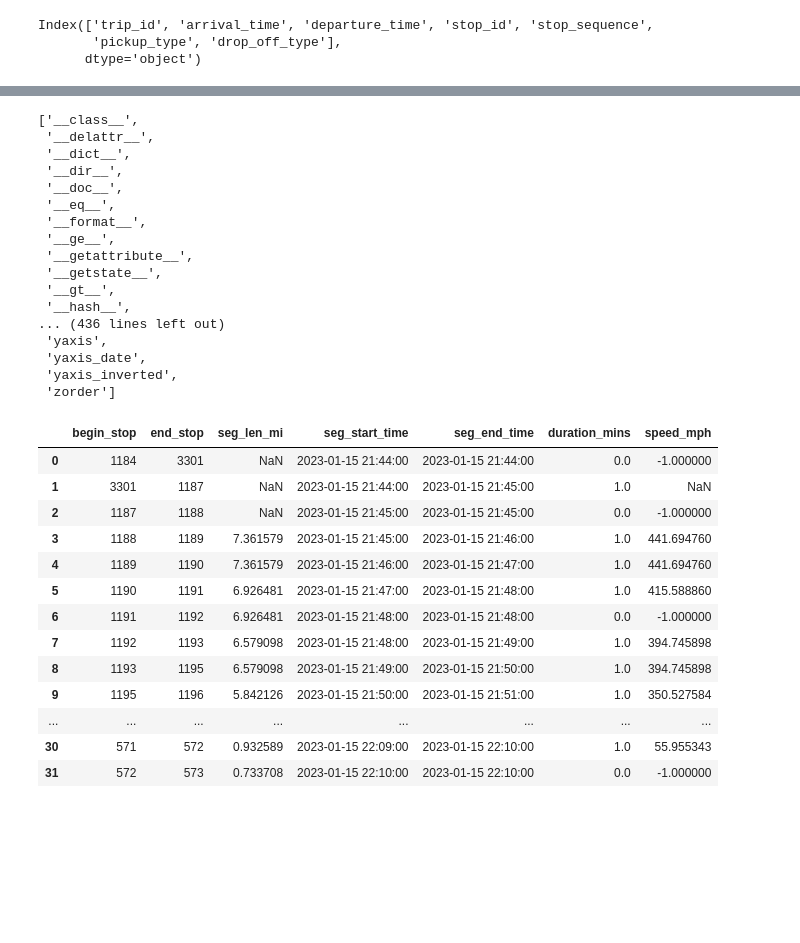
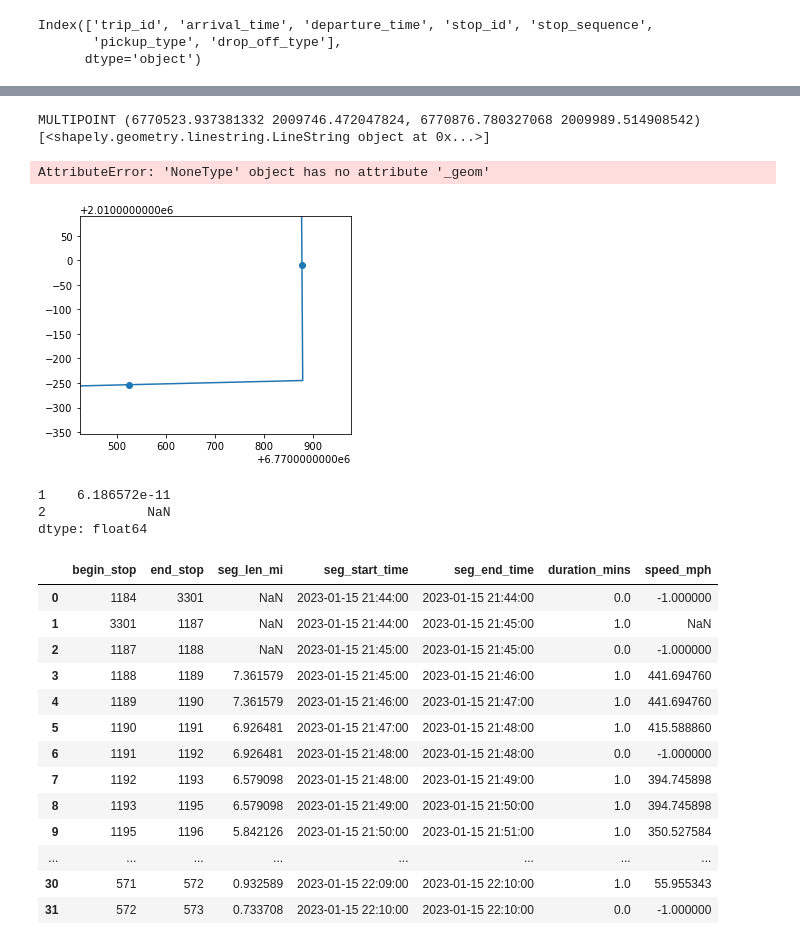
Before and after one commit to SACOG/GTFS-tools, a Jupyter notebook: gtfs-link-speeds/testing-linkspeed-fxns.ipynb, the cells around one changed output, grey strips where cells are left out. Drawn from its saved outputs; the diff is of its cells as text; code cells hidden in the pictures; blank space fills up the shorter version.

```diff
--- a/gtfs-link-speeds/testing-linkspeed-fxns.ipynb
+++ b/gtfs-link-speeds/testing-linkspeed-fxns.ipynb
@@ -124,38 +99,26 @@ gdf_test_tripshp.plot(ax=ax)
-# %%
-dir(ax)
-# %% [output]
-['__class__',
- '__delattr__',
- '__dict__',
- '__dir__',
- '__doc__',
- '__eq__',
- '__format__',
- '__ge__',
- '__getattribute__',
- '__getstate__',
- '__gt__',
- '__hash__',
-... (436 lines left out)
- 'yaxis',
- 'yaxis_date',
- 'yaxis_inverted',
- 'zorder']
 # %%
 for pair in stop_pairs:
     # pair of stop points
     gdf_pair = gdf_test_stops.loc[gdf_test_stops['stop_sequence'].isin(pair)]
 
-    # union all geometries
-    line = gdf_test_tripshp.geometry[0]
-    coords = gdf_pair.geometry.unary_union
+    # snap points to be on trip line
+    # PROBLEM with snapping: not precise enough for split() function
+    # split() will not actually split line at points, even though it should.
+    trip_line = gdf_test_tripshp.geometry[0]
+    gdf_pair['geometry'] = gdf_pair_snapped.apply(lambda row: shapely.ops.nearest_points(row['geometry'], trip_line)[1], \
+                                                      axis=1)
+    gdf_pair['geometry'].unary_union
+
+    print(splitter_coords)
+    map_it(gdf_pair, gdf_test_tripshp)
 
     # snap and split coords on line
     # returns GeometryCollection
-    split_line = shapely.ops.split(line, shapely.ops.snap(coords, line, tolerance=100.0))
+    split_line = shapely.ops.split(trip_line, splitter_coords)
 
     # transform Geometry Collection to GeoDataFrame
     segments = [feature for feature in split_line]
+    print(segments)
 
     gdf_segments = gpd.GeoDataFrame(
         list(range(len(segments))), geometry=segments)
@@ -166,34 +129,51 @@ for pair in stop_pairs:
     line_seg = gdf_segments.loc[gdf_segments.index == 1].set_crs(epsg=gtfs.epsg_sacog)
 
     # add trip id to segment
     line_seg['trip_id'] = test_trip_id
 
     # select the 2 stops closest to the segment
     gdf_pair['dist_to_line'] = gdf_pair.distance(line_seg)
     gdf_pair = gdf_pair.sort_values(by=['dist_to_line'])[:2]
     gdf_pair = gdf_pair.sort_values(by=['stop_sequence'])
 
     # start dict of segment data
     seg_data = {}
 
     # join segment table to stop time table
     jn = gdf_pair.merge(gtfs.df_stoptimes, on=['trip_id', 'stop_id', 'stop_sequence'], \
                         suffixes=('', 'y'))
 
     stop1_data = jn.iloc[0]
     stop2_data = jn.iloc[1]
 
     seg_data['begin_stop'] = stop1_data['stop_id']
     seg_data['end_stop'] = stop2_data['stop_id']
     seg_data['seg_len_mi'] = line_seg.length.mean() / 5280
     seg_data['seg_start_time'] = stop1_data['departure_time']
     seg_data['seg_end_time'] = stop2_data['arrival_time']
     seg_data['duration_mins'] = (seg_data['seg_end_time'] - seg_data['seg_start_time']).seconds / 60
     seg_data['speed_mph'] = -1 if seg_data['duration_mins'] == 0 else \
         seg_data['seg_len_mi'] / (seg_data['duration_mins'] / 60)
     # seg_data['geometry'] = line_seg['geometry'][1]
 
-    segment_data.append(seg_data)
+    # segment_data.append(seg_data)
+# %% [output]
+MULTIPOINT (6770523.937381332 2009746.472047824, 6770876.780327068 2009989.514908542)
+[<shapely.geometry.linestring.LineString object at 0x...>]
+AttributeError: 'NoneType' object has no attribute '_geom'
+[figure, added]
+# %%
+splitter_coords.wkt
+[i for i in shapely.ops.split(trip_line, splitter_coords)]
+
+gdf_pair.distance(trip_line)
+
+# gpd.GeoSeries(gdf_pair_snapped.apply(lambda row: shapely.ops.nearest_points(row['geometry'], trip_line)[1], \
+#                                                       axis=1), crs=2226).unary_union
+# %% [output]
+1    6.186572e-11
+2             NaN
+dtype: float64
 # %%
 segment_data
 
```
Also changed, not shown: parts of 6 cells of this notebook, 1 other file.
